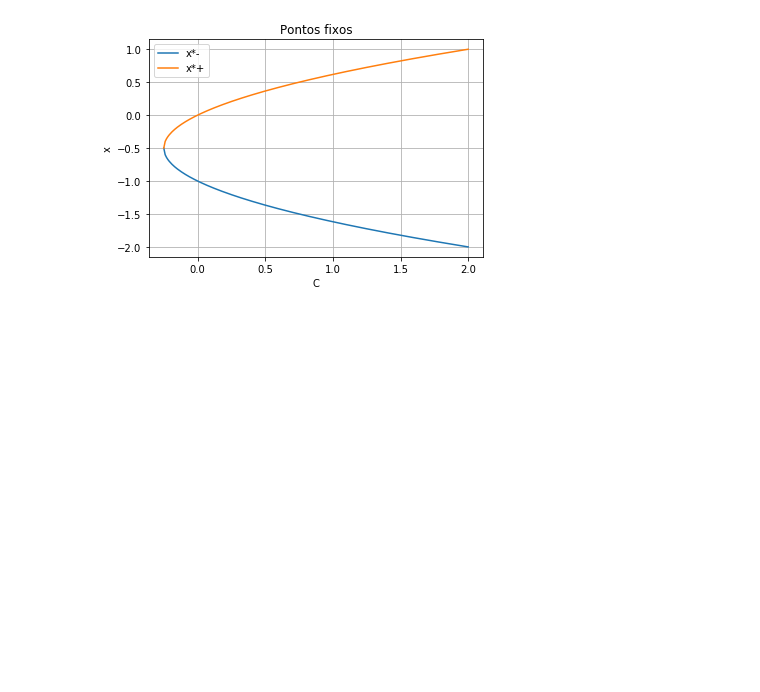
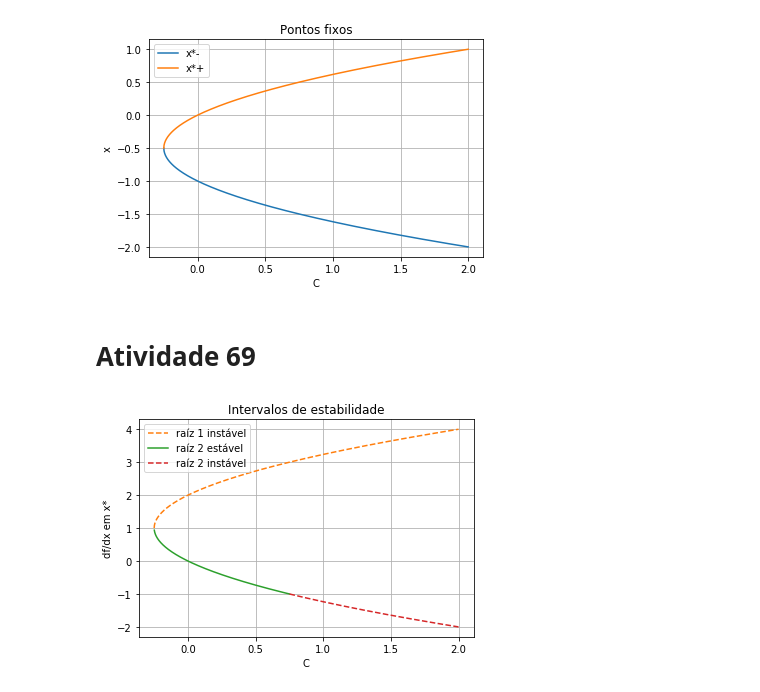
Before and after one commit to felipe-gm/ifusp_introcaos, a Jupyter notebook: Exercícios Introdução ao Caos.ipynb, the cells around one changed output. Saved outputs shown, nothing was run; the diff lists cells and outputs as text; code cells hidden in the pictures; blank space fills up the shorter version.

```diff
--- a/Exercícios Introdução ao Caos.ipynb
+++ b/Exercícios Introdução ao Caos.ipynb
@@ -158,8 +158,11 @@ plt.show()
 # %%
 root_delta = (1+4*C)**(1/2)
 
-plt.plot(C, (-1-root_delta)/2,label='x*-')
-plt.plot(C, (-1+root_delta)/2,label='x*+')
+root1 = (-1-root_delta)/2
+root2 = (-1+root_delta)/2
+
+plt.plot(C,root1,label='x*-')
+plt.plot(C,root2,label='x*+')
 plt.xlabel('C')
 plt.ylabel('x')
 plt.title('Pontos fixos')
@@ -168,3 +171,33 @@ plt.grid()
 plt.show()
 # %% [output]
 [figure]
+# %% [markdown]
+# Atividade 69
+# %%
+df_dx_root1 = -2*root1
+df_dx_root2 = -2*root2
+
+# 1) mask points where |df/dx|_x* < 1
+df_dx_root1_unstable = np.ma.masked_where(np.abs(df_dx_root1) < 1,
+                                          df_dx_root1)
+df_dx_root2_unstable = np.ma.masked_where(np.abs(df_dx_root2) < 1,
+                                          df_dx_root2)
+
+# 2) mask points where |df/dx|_x* >= 1
+df_dx_root1_stable = np.ma.masked_where(np.abs(df_dx_root1) >= 1,
+                                        df_dx_root1)
+df_dx_root2_stable = np.ma.masked_where(np.abs(df_dx_root2) >= 1,
+                                        df_dx_root2)
+
+plt.plot(C, df_dx_root1_stable, '-')
+plt.plot(C, df_dx_root1_unstable, '--', label='raíz 1 instável')
+plt.plot(C, df_dx_root2_stable, '-', label='raíz 2 estável')
+plt.plot(C, df_dx_root2_unstable, '--', label='raíz 2 instável')
+plt.title('Intervalos de estabilidade')
+plt.xlabel('C')
+plt.ylabel('df/dx em x*')
+plt.grid()
+plt.legend()
+plt.show()
+# %% [output]
+[figure, added]
```
Also changed, not shown: parts of 3 cells of this notebook.
